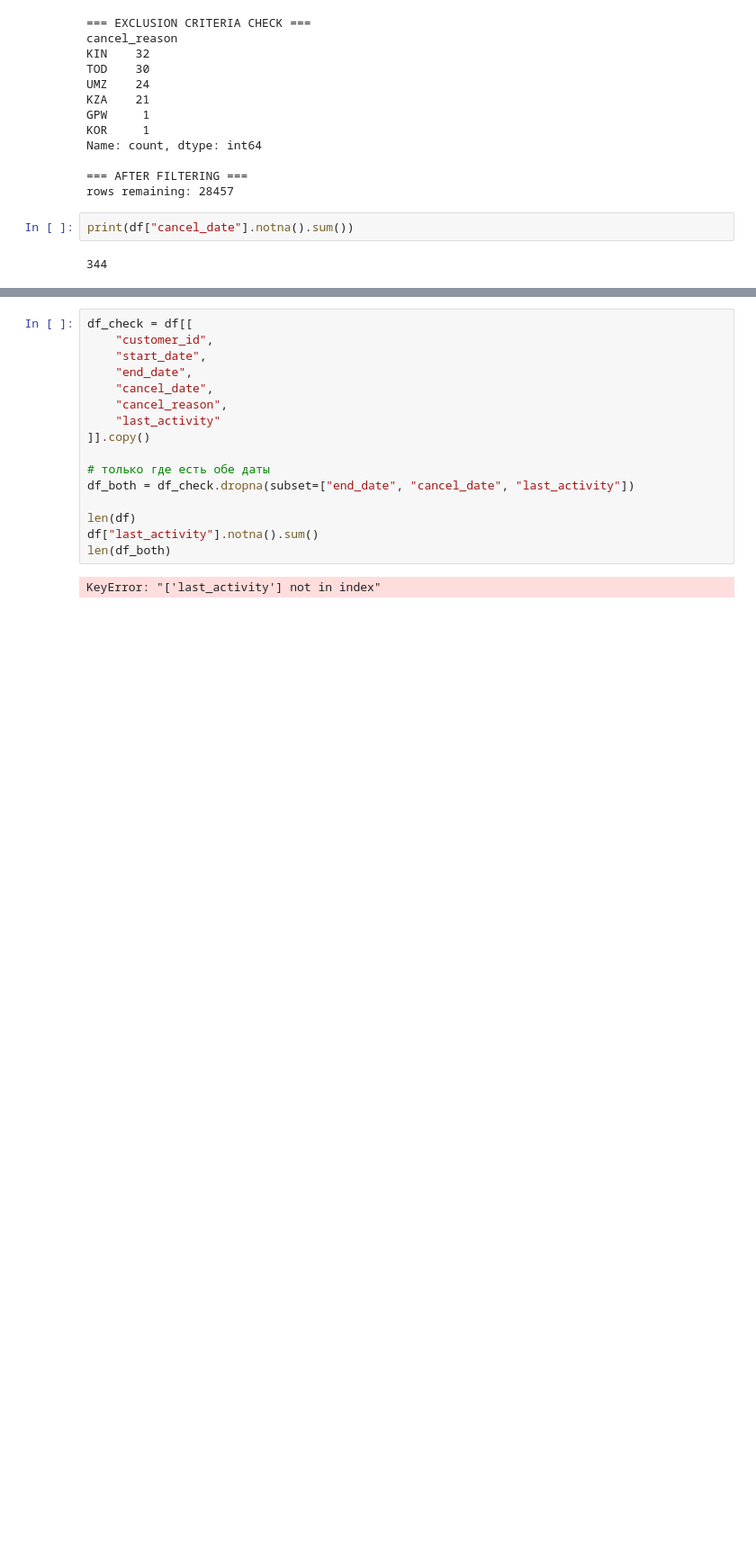
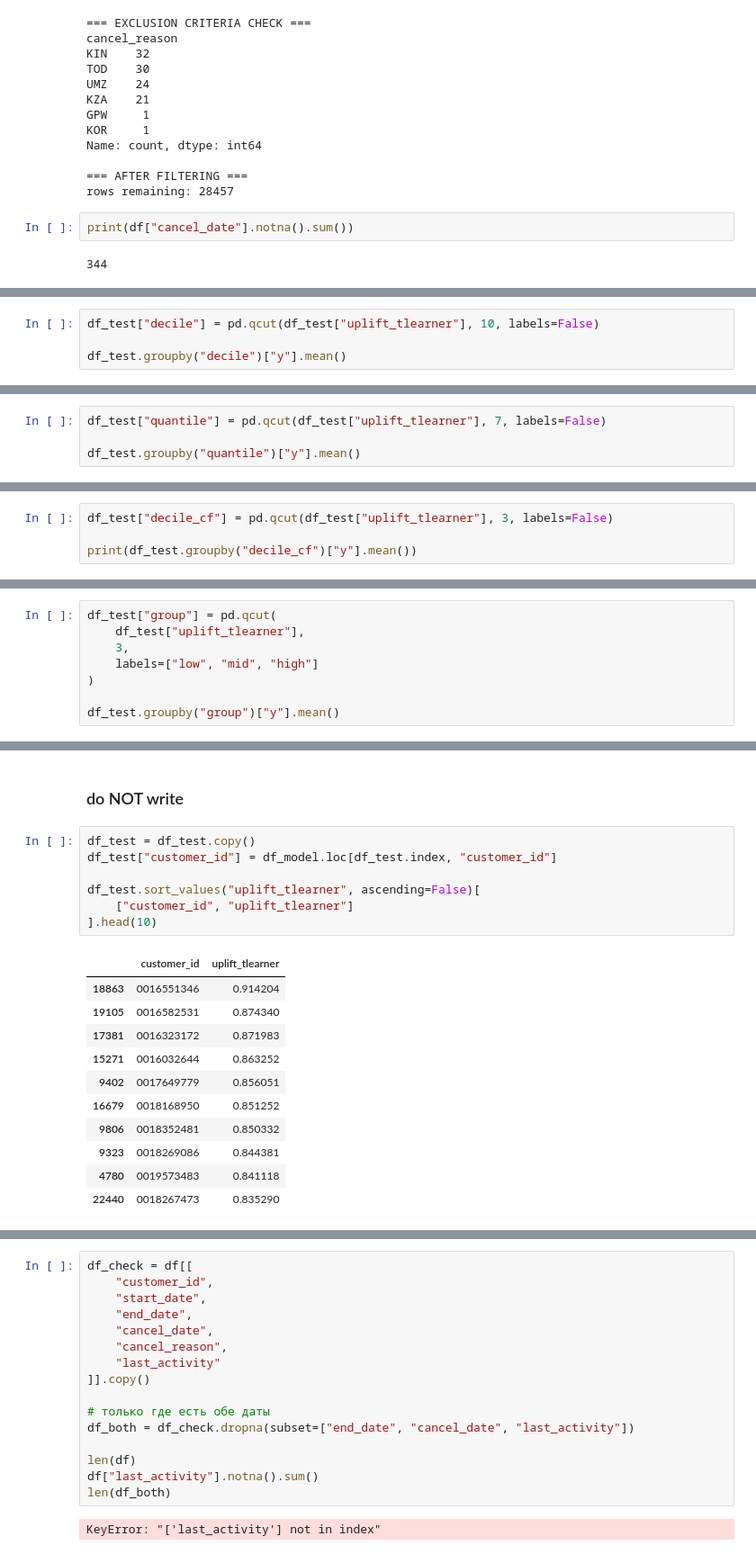
Before and after one commit to DariaL-git/Bachelorarbeit, a Jupyter notebook: modell/data_preparation.ipynb, the cells around one changed output, grey strips where cells are left out. Shown at 90% size. Cells and saved outputs as stored; diff of their text form; blank space fills up the shorter version.

```diff
--- a/modell/data_preparation.ipynb
+++ b/modell/data_preparation.ipynb
@@ -299,0 +1072,4 @@ as well as integrated sources such as Salesforce and SAP.
+# %%
+df_test["decile"] = pd.qcut(df_test["uplift_tlearner"], 10, labels=False)
+
+df_test.groupby("decile")["y"].mean()
@@ -299,0 +1089,4 @@ as well as integrated sources such as Salesforce and SAP.
+# %%
+df_test["quantile"] = pd.qcut(df_test["uplift_tlearner"], 7, labels=False)
+
+df_test.groupby("quantile")["y"].mean()
@@ -299,0 +1103,4 @@ as well as integrated sources such as Salesforce and SAP.
+# %%
+df_test["decile_cf"] = pd.qcut(df_test["uplift_tlearner"], 3, labels=False)
+
+print(df_test.groupby("decile_cf")["y"].mean())
@@ -299,0 +1113,8 @@ as well as integrated sources such as Salesforce and SAP.
+# %%
+df_test["group"] = pd.qcut(
+    df_test["uplift_tlearner"],
+    3,
+    labels=["low", "mid", "high"]
+)
+
+df_test.groupby("group")["y"].mean()
@@ -299,0 +1174,21 @@ as well as integrated sources such as Salesforce and SAP.
+# %% [markdown]
+### do NOT write
+# %%
+df_test = df_test.copy()
+df_test["customer_id"] = df_model.loc[df_test.index, "customer_id"]
+
+df_test.sort_values("uplift_tlearner", ascending=False)[
+    ["customer_id", "uplift_tlearner"]
+].head(10)
+# %% [output]
+|  | customer_id | uplift_tlearner |
+| 18863 | 0016551346 | 0.914204 |
+| 19105 | 0016582531 | 0.874340 |
+| 17381 | 0016323172 | 0.871983 |
+| 15271 | 0016032644 | 0.863252 |
+| 9402 | 0017649779 | 0.856051 |
+| 16679 | 0018168950 | 0.851252 |
+| 9806 | 0018352481 | 0.850332 |
+| 9323 | 0018269086 | 0.844381 |
+| 4780 | 0019573483 | 0.841118 |
+| 22440 | 0018267473 | 0.835290 |
```
Also changed, not shown: parts of 67 cells of this notebook, 2 other files.
